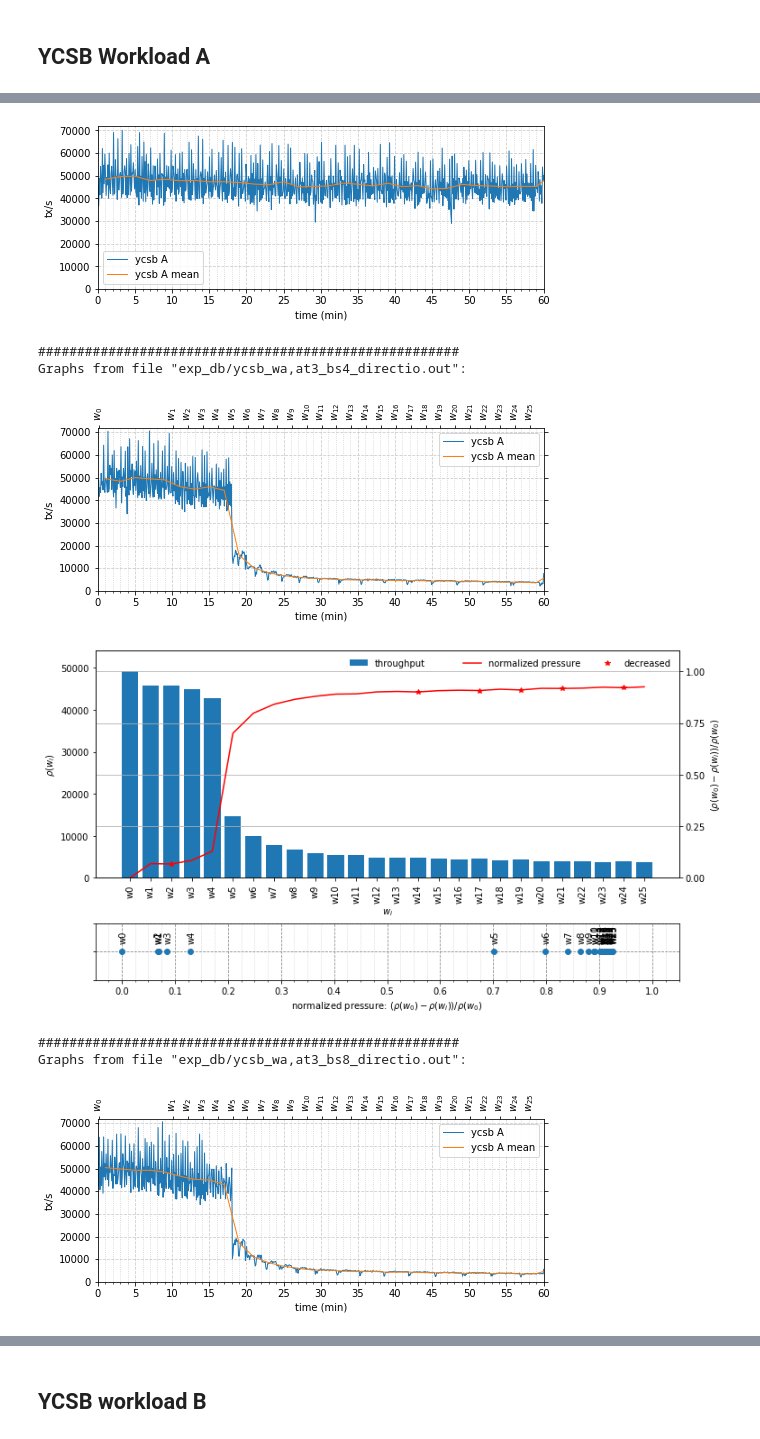
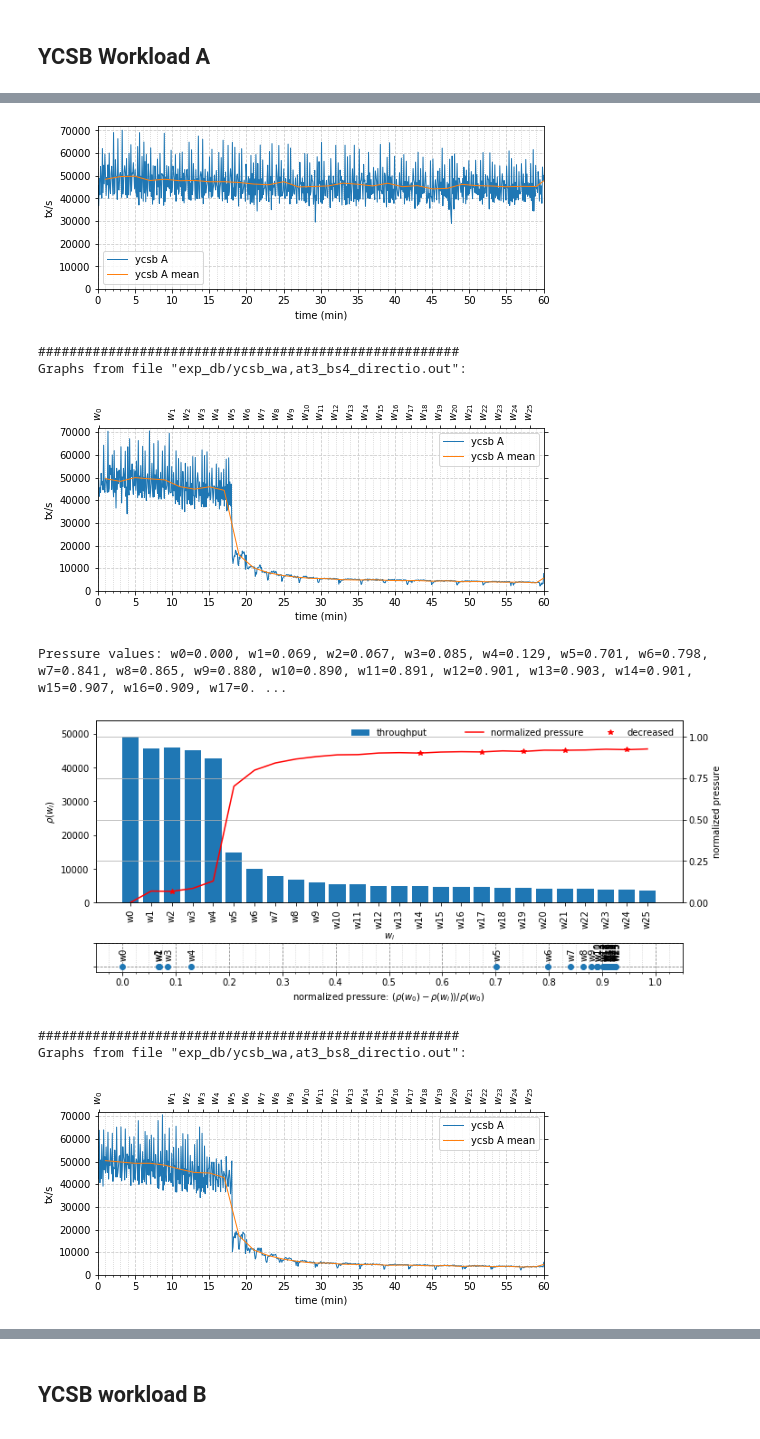
Before and after one commit to alange0001/rocksdb_test, a Jupyter notebook: plot/exp_db.ipynb, the cells around one changed output, grey strips where cells are left out. Drawn from its saved outputs; the diff is of its cells as text; code cells hidden in the pictures.

Commit message:
pressure values for exp_db experiments

```diff
--- a/plot/exp_db.ipynb
+++ b/plot/exp_db.ipynb
@@ -6,36 +6,33 @@ options = plot.Options(
     plot_db=True,
     plot_pressure=True,
     print_params=False,
+    print_pressure_values=True,
     db_mean_interval=2)
+exp_dir='exp_db'
+exp_bs = [4,8,16,32,64,128,256,512]
 # %% [markdown]
 ## YCSB Workload A
 # %%
-options.file_start_time['exp_db/ycsb_wa.out'] = 30
+options.file_start_time[f'{exp_dir}/ycsb_wa.out'] = 30
 options.db_xlim = [-0.05,     60.05]
 options.db_ylim = [ 0   ,  72000   ]
-a = plot.AllFiles('exp_db/ycsb_wa,at3_bsX_directio')
-plot.plotFiles([
-    'exp_db/ycsb_wa.out',
-    'exp_db/ycsb_wa,at3_bs4_directio.out',
-    'exp_db/ycsb_wa,at3_bs8_directio.out',
-    'exp_db/ycsb_wa,at3_bs16_directio.out',
-    'exp_db/ycsb_wa,at3_bs32_directio.out',
-    'exp_db/ycsb_wa,at3_bs64_directio.out',
-    'exp_db/ycsb_wa,at3_bs128_directio.out',
-    'exp_db/ycsb_wa,at3_bs256_directio.out',
-    'exp_db/ycsb_wa,at3_bs512_directio.out',
-], options, a)
+a = plot.AllFiles(f'{exp_dir}/ycsb_wa,at3_bsX_directio')
+plot.plotFiles(
+    [f'{exp_dir}/ycsb_wa.out'] + [f'{exp_dir}/ycsb_wa,at3_bs{bs}_directio.out' for bs in exp_bs],
+    options, a)
+
 print("######################################################")
 print("dbmean:")
 a.plot_dbmean()
 # %% [output]
 ######################################################
 Graphs from file "exp_db/ycsb_wa.out":
 [figure]
 ######################################################
 Graphs from file "exp_db/ycsb_wa,at3_bs4_directio.out":
 [figure]
+Pressure values: w0=0.000, w1=0.069, w2=0.067, w3=0.085, w4=0.129, w5=0.701, w6=0.798, w7=0.841, w8=0.865, w9=0.880, w10=0.890, w11=0.891, w12=0.901, w13=0.903, w14=0.901, w15=0.907, w16=0.909, w17=0. ...
-[figure, old version]
+[figure, new version]
-######################################################
-Graphs from file "exp_db/ycsb_wa,at3_bs8_directio.out":
+######################################################
+Graphs from file "exp_db/ycsb_wa,at3_bs8_directio.out":
 [figure]
```
Also changed, not shown: parts of 3 cells of this notebook, 1 other file.
